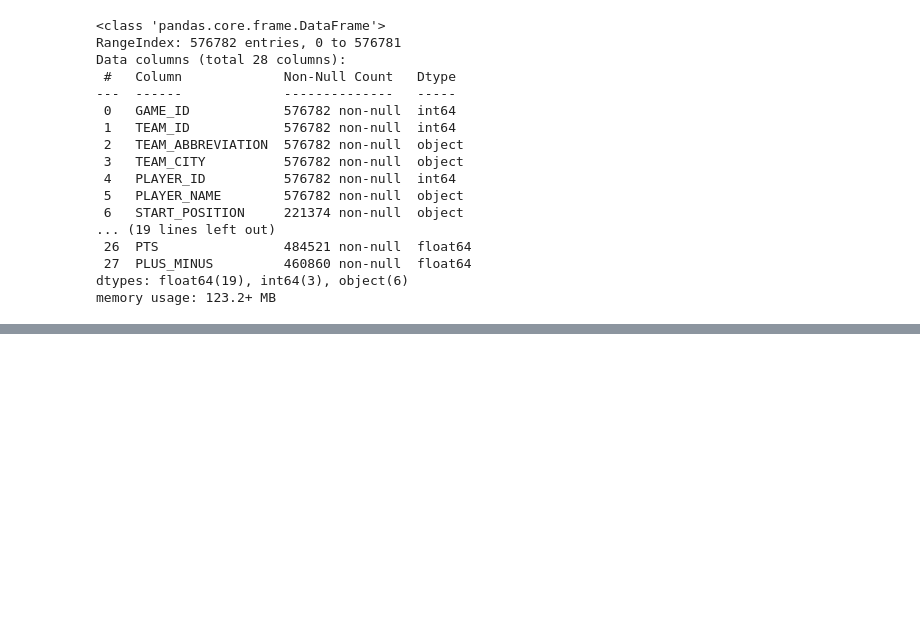
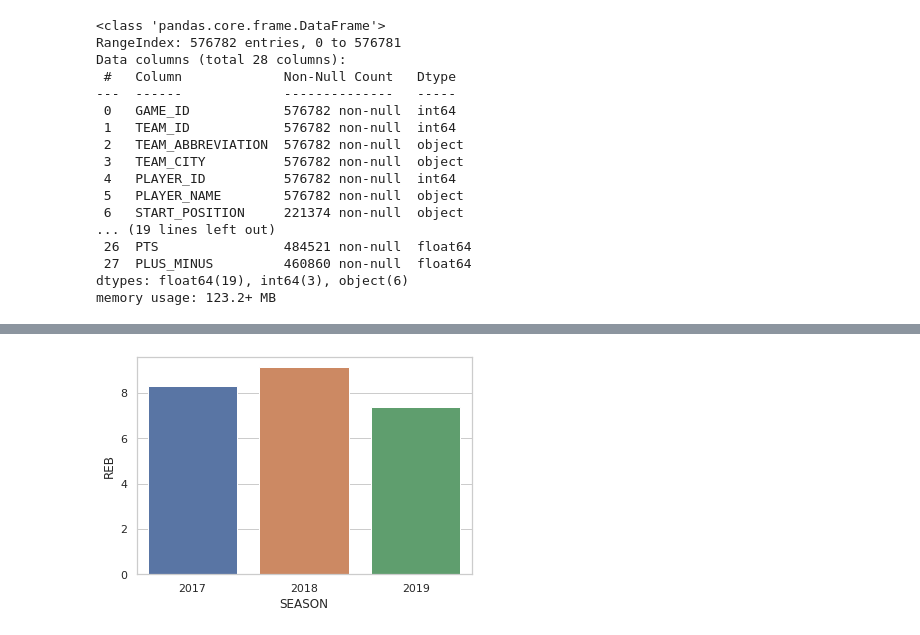
Before and after one commit to fndomariano/data-studies, a Jupyter notebook: nba-stats/nba-stats.ipynb, the cells around one changed output, grey strips where cells are left out. Drawn from its saved outputs; the diff is of its cells as text; code cells hidden in the pictures; blank space fills up the shorter version.

```diff
--- a/nba-stats/nba-stats.ipynb
+++ b/nba-stats/nba-stats.ipynb
@@ -128,0 +207,5 @@ df_gd
+# %%
+sns.set(style="whitegrid")
+ax = sns.barplot(x="SEASON", y="REB", data=new_df[new_df['PLAYER_NAME'] == 'LaMarcus Aldridge'])
+# %% [output]
+[figure, added]
```
Also changed, not shown: parts of 23 cells of this notebook.
